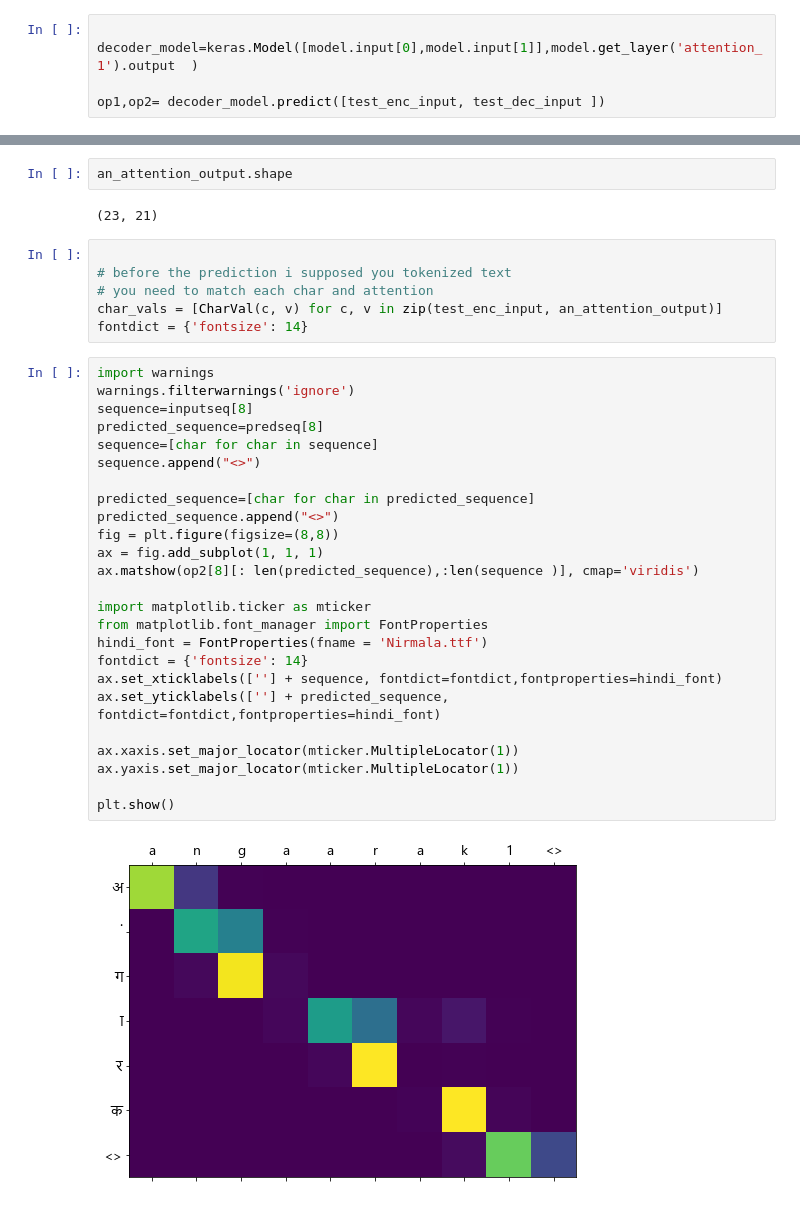
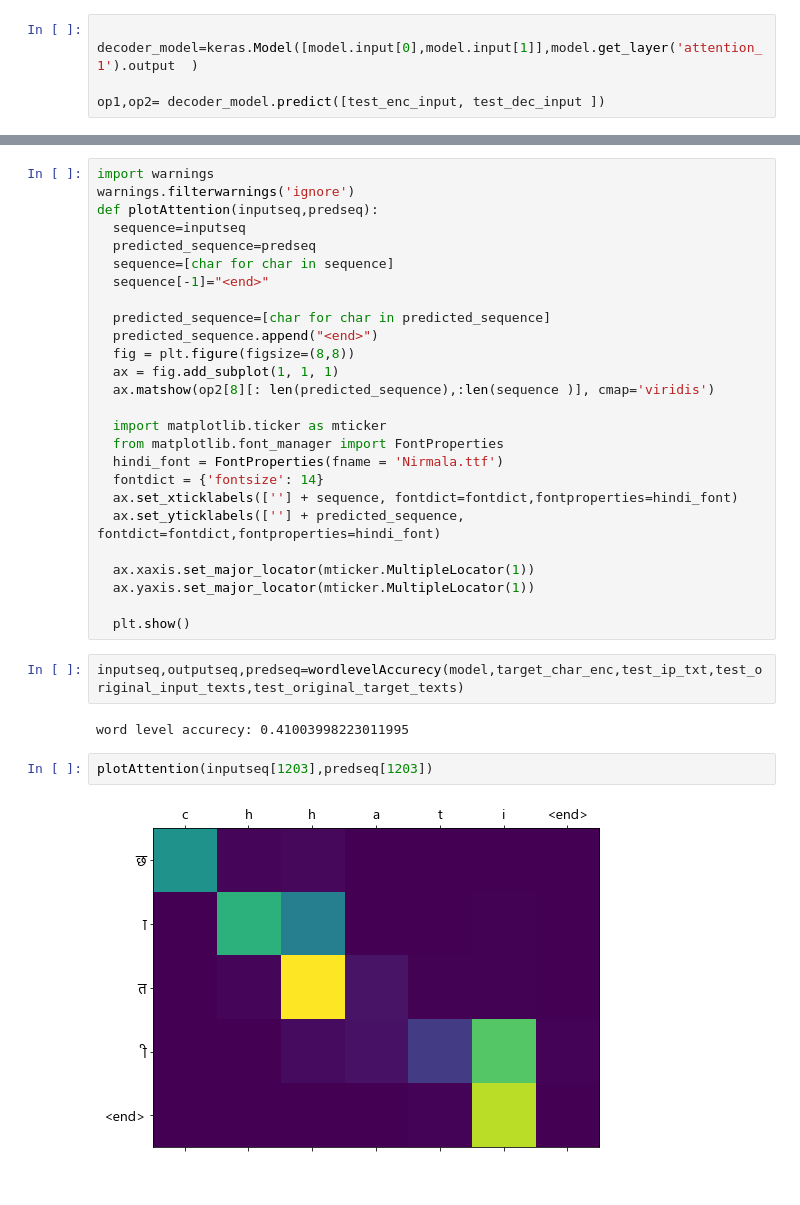
Before and after one commit to kankancs21m026/cs6910_assignment3, a Jupyter notebook: Assignment3_Attention.ipynb, the cells around one changed output, grey strips where cells are left out. Cells and saved outputs as stored; diff of their text form.

Commit message:
added code for attention

```diff
--- a/Assignment3_Attention.ipynb
+++ b/Assignment3_Attention.ipynb
@@ -592,37 +562,34 @@ an_attention_output = op2[0][-len(target_char_dec):]
-# %%
-an_attention_output.shape
-# %% [output]
-(23, 21)
-# %%
-
-# before the prediction i supposed you tokenized text
-# you need to match each char and attention
-char_vals = [CharVal(c, v) for c, v in zip(test_enc_input, an_attention_output)]
-fontdict = {'fontsize': 14}
 # %%
 import warnings
 warnings.filterwarnings('ignore')
-sequence=inputseq[8]
-predicted_sequence=predseq[8]
-sequence=[char for char in sequence]
-sequence.append("<>")
+def plotAttention(inputseq,predseq):
+  sequence=inputseq
+  predicted_sequence=predseq
+  sequence=[char for char in sequence]
+  sequence[-1]="<end>"
 
-predicted_sequence=[char for char in predicted_sequence]
-predicted_sequence.append("<>")
-fig = plt.figure(figsize=(8,8))
-ax = fig.add_subplot(1, 1, 1)
-ax.matshow(op2[8][: len(predicted_sequence),:len(sequence )], cmap='viridis')
+  predicted_sequence=[char for char in predicted_sequence]
+  predicted_sequence.append("<end>")
+  fig = plt.figure(figsize=(8,8))
+  ax = fig.add_subplot(1, 1, 1)
+  ax.matshow(op2[8][: len(predicted_sequence),:len(sequence )], cmap='viridis')
 
-import matplotlib.ticker as mticker
-from matplotlib.font_manager import FontProperties
-hindi_font = FontProperties(fname = 'Nirmala.ttf')
-fontdict = {'fontsize': 14}
-ax.set_xticklabels([''] + sequence, fontdict=fontdict,fontproperties=hindi_font)
-ax.set_yticklabels([''] + predicted_sequence, fontdict=fontdict,fontproperties=hindi_font)
+  import matplotlib.ticker as mticker
+  from matplotlib.font_manager import FontProperties
+  hindi_font = FontProperties(fname = 'Nirmala.ttf')
+  fontdict = {'fontsize': 14}
+  ax.set_xticklabels([''] + sequence, fontdict=fontdict,fontproperties=hindi_font)
+  ax.set_yticklabels([''] + predicted_sequence, fontdict=fontdict,fontproperties=hindi_font)
 
-ax.xaxis.set_major_locator(mticker.MultipleLocator(1))
-ax.yaxis.set_major_locator(mticker.MultipleLocator(1))
+  ax.xaxis.set_major_locator(mticker.MultipleLocator(1))
+  ax.yaxis.set_major_locator(mticker.MultipleLocator(1))
 
-plt.show()
+  plt.show()
-# %% [output]
-[figure, removed]
+# %%
+inputseq,outputseq,predseq=wordlevelAccurecy(model,target_char_enc,test_ip_txt,test_original_input_texts,test_original_target_texts)
+# %% [output]
+word level accurecy: 0.41003998223011995
+# %%
+plotAttention(inputseq[1203],predseq[1203])
+# %% [output]
+[figure, added]
```
Also changed, not shown: parts of 10 cells of this notebook.
